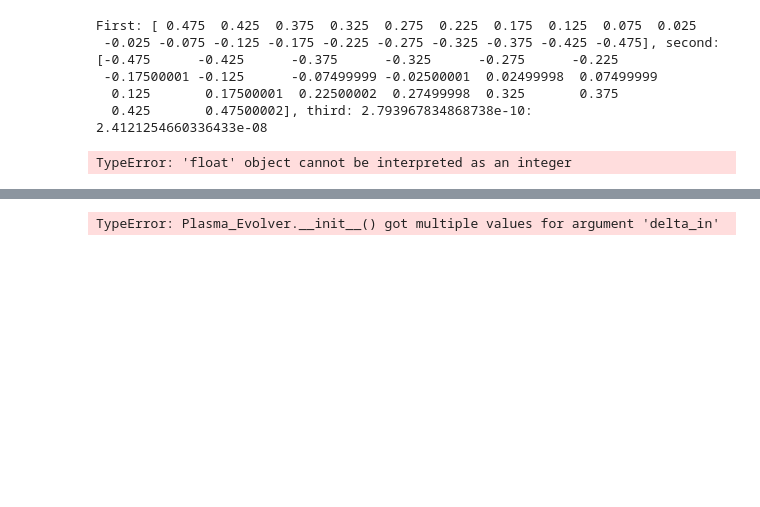
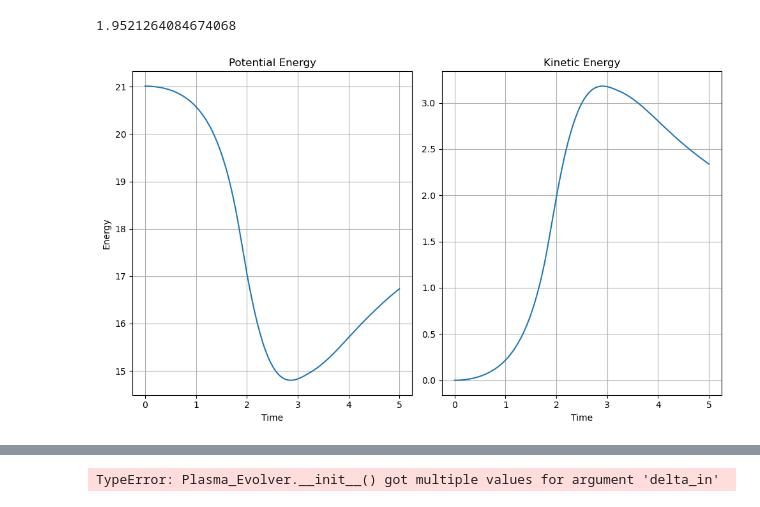
Before and after one commit to horaciomorenom/PlasmaModel, a Jupyter notebook: ColdStream.ipynb, the cells around one changed output, grey strips where cells are left out. Saved outputs shown, nothing was run; the diff lists cells and outputs as text; code cells hidden in the pictures; blank space fills up the shorter version.

Commit message:
Added first iteration of potential function

```diff
--- a/ColdStream.ipynb
+++ b/ColdStream.ipynb
@@ -60,7 +61,7 @@ class Particle:
             else:
                 self.active = True
                 self.alpha = (self.id - 0.5) / N # Create particles only at midpoints
-            self.x = self.alpha + epsilon*math.sin(2* math.pi * self.alpha)
+            self.x = self.alpha + epsilon*np.sin(2* np.pi * self.alpha)
             self.v = 0.0
             self.a = 0.0
             self.pos_hist = [self.x]
@@ -535,23 +539,50 @@ def kd(p1: float, p2: float, delta: float) -> float:
     if diff != 0: return 0.5 * diff / math.sqrt(diff**2 + delta**2)
     return 0
 # %%
-driver = Plasma_Evolver(20, 0.01,epsilon_in=0, delta_in=0, insertion=False, rk = False)
+N = 256
+dt = 0.01
+driver = Plasma_Evolver(N, dt, epsilon_in=0.05, delta_in=0, insertion=False, rk = False)
 
 
-tmax = 0.01
+tmax = 5
+
 
 driver.evolve_plasma(tmax)
-#driver.plot_particles(periods=2)
+
+#driver.plot_particles(periods=1)
 #driver.plot_particles(zoom=True)
+
+
+
 
 #a = [p.vel_hist[1] for p in driver.plasma.values()]
 
-driver.plot_particles([i for i in range(0,tmax + 1,4)], periods=2)
+#driver.plot_particles([i for i in range(0,tmax + 1,1)], periods=2)
-# %% [output]
-First: [ 0.475  0.425  0.375  0.325  0.275  0.225  0.175  0.125  0.075  0.025
- -0.025 -0.075 -0.125 -0.175 -0.225 -0.275 -0.325 -0.375 -0.425 -0.475], second: [-0.475      -0.425      -0.375      -0.325      -0.275      -0.225
- -0.17500001 -0.125      -0.07499999 -0.02500001  0.02499998  0.07499999
-  0.125       0.17500001  0.22500002  0.27499998  0.325       0.375
-  0.425       0.47500002], third: 2.793967834868738e-10:
-2.4121254660336433e-08
-TypeError: 'float' object cannot be interpreted as an integer
+# %%
+t = np.arange(0, tmax + 0.01, 0.01)
+
+
+E0 = (driver.Ek_hist[0] + driver.Ep_hist[0])
+E_net = np.array(driver.Ek_hist) + np.array(driver.Ep_hist)
+
+E_error = np.abs(E_net - E0)
+
+fig, axs = plt.subplots(1,2, figsize=(10,6))
+
+axs[0].plot(t, np.array(np.array(driver.Ep_hist)))
+axs[0].set_xlabel("Time")
+axs[0].set_title("Potential Energy")
+axs[0].set_ylabel("Energy")
+axs[0].grid()
+axs[1].plot(t, driver.Ek_hist)
+axs[1].set_xlabel("Time")
+axs[1].set_title("Kinetic Energy")
+axs[1].grid()
+#axs[2].plot(t, E_net)
+
+fig.tight_layout()
+
+print((np.max(driver.Ep_hist) - np.min(driver.Ep_hist)) / (np.max(driver.Ek_hist) - np.min(driver.Ek_hist)))
+# %% [output]
+1.9521264084674068
+[figure, added]
```
Also changed, not shown: parts of 3 cells of this notebook, 1 other file.
